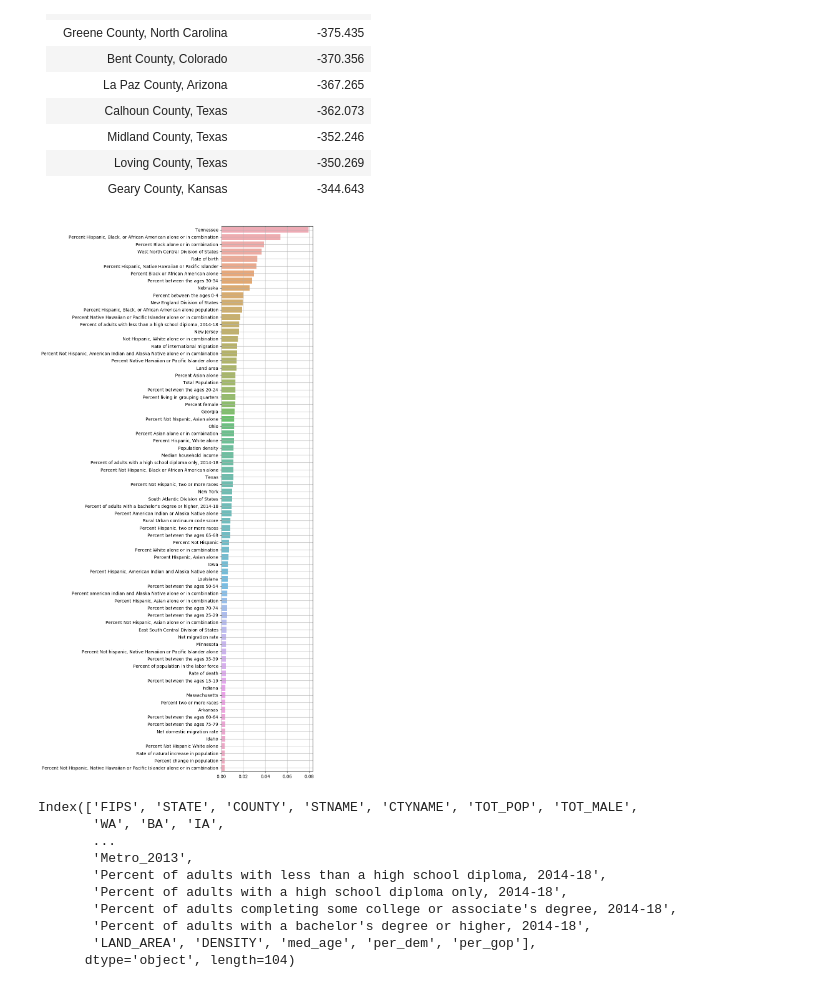
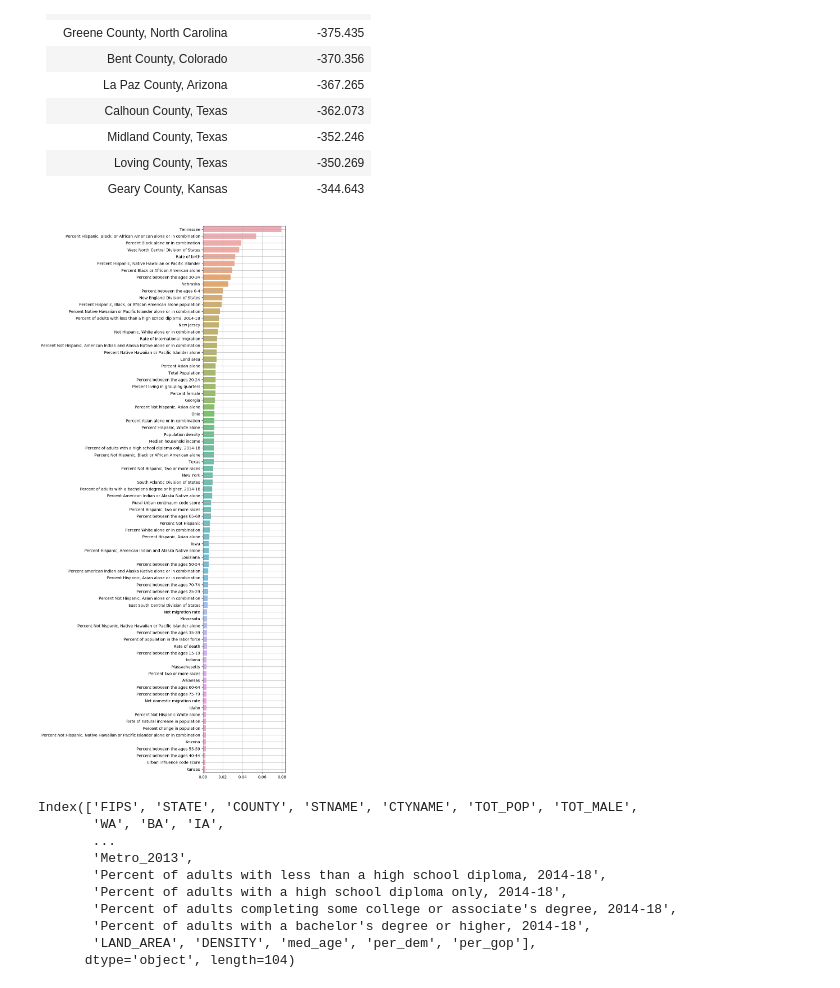
Before and after one commit to jessebmurray/COVID-19, a Jupyter notebook: Formatting.ipynb, the cells around one changed output. Drawn from its saved outputs; the diff is of its cells as text; code cells hidden in the pictures.

```diff
--- a/Formatting.ipynb
+++ b/Formatting.ipynb
@@ -119,7 +119,7 @@ dff = pd.read_csv('public_data/xg_importances.csv', index_col=0, keep_default_na
 features_all_mi = sorted(list(zip(dff.Feature, dff.Importance)), key=lambda x: x[1])
 # %%
 def plot_features(top, mi):
-    plt.figure(figsize=(9,18))
+    plt.figure(figsize=(9,20))
     plt.style.use('default')
 #     plt.title('{} top {} features from 2018 US Census county estimates with \n\
 #     the greatest predictive power for COVID-19 cases per 100,000 people'.format(
@@ -133,6 +197,6 @@ def plot_features(top, mi):
 # %%
-plot_features(75, features_all_mi)
+plot_features(80, features_all_mi)
 plt.tight_layout()
 plt.savefig('plots/xg_features.png', dpi=300)
 # %% [output]
-[figure, old version]
+[figure, new version]
```
Also changed, not shown: parts of 3 cells of this notebook, 3 other files.
